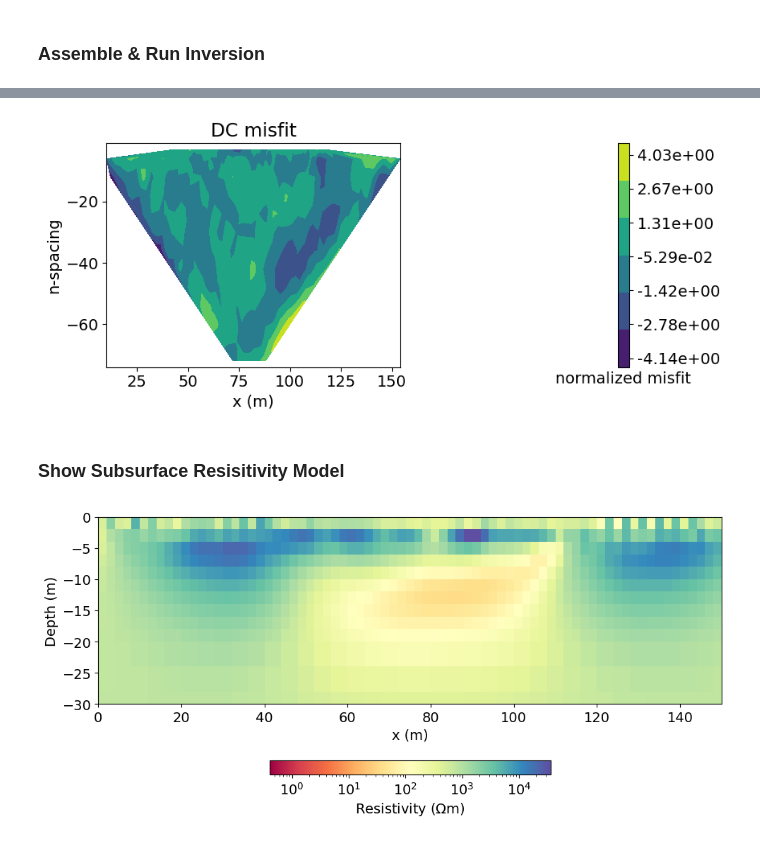
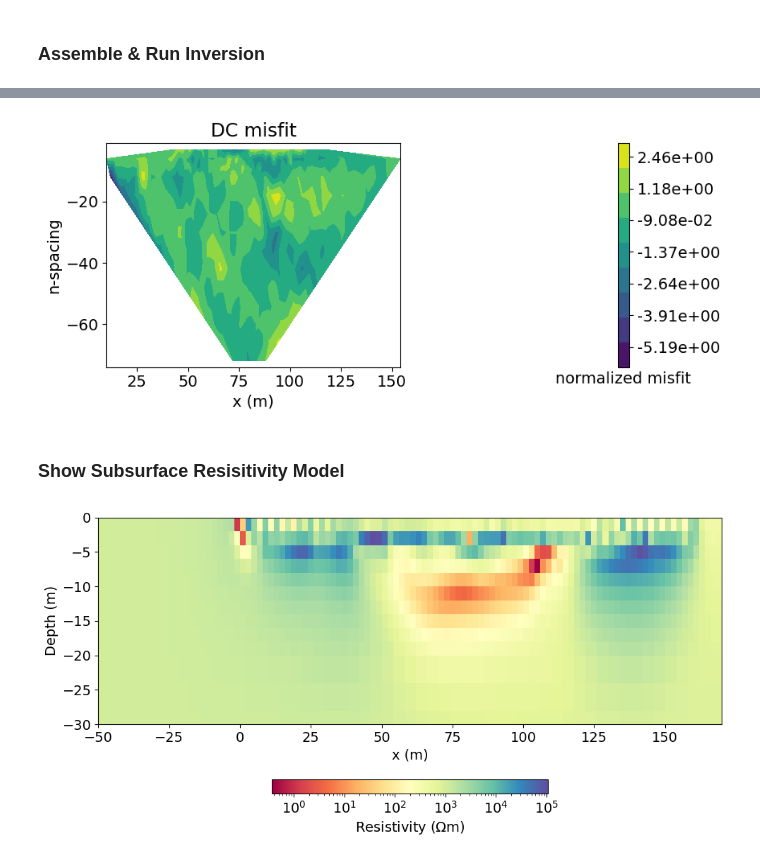
Before and after one commit to krista2732/eosc-454-project-2026, a Jupyter notebook: Inversion.ipynb, the cells around one changed output, grey strips where cells are left out. Saved outputs shown, nothing was run; the diff lists cells and outputs as text; code cells hidden in the pictures.

```diff
--- a/Inversion.ipynb
+++ b/Inversion.ipynb
@@ -143,7 +143,7 @@ def read_dc_data(filename, verbose=True):
         resistivity_data[i] = float(resistivity)
 
         # add constant standard deviation
-        std = 0.05 * np.abs(resistivity_data[i]) + 1e-6
+        std = 0.03 * np.abs(resistivity_data[i]) + 1e-6
         standard_deviations[i] = std
 
         if verbose is True:
@@ -290,7 +290,7 @@ print(f"The maximum electrode spacing is: {max_AB} m")
 The maximum electrode spacing is: 144.0 m
 # %%
 padding = 3 * max_AB # padding thickness should be about 2-3 times electrode spacing
-domain_width_x = max_AB + padding # horizontal (x) domain width ≈ max electrode spacing + padding
+domain_width_x = 250 # horizontal (x) domain width ≈ max electrode spacing + padding
 domain_width_z = 2 * max_AB  # defines how deep mesh will go --> depth ≈ 2–3 × maximum electrode spacing
 num_base_cell_x = 2 ** int(np.round(np.log(domain_width_x / min_cell_width) / np.log(2.0)))  # number of horizontal base cells
 num_base_cell_z = 2 ** int(np.round(np.log(domain_width_z / min_cell_width) / np.log(2.0)))  # number of vertical base cells
@@ -298,8 +298,8 @@ num_base_cell_z = 2 ** int(np.round(np.log(domain_width_z / min_cell_width) / np
 # Define the base mesh with top at z = 0 m.
 hx = [(min_cell_width, num_base_cell_x)]
 hz = [(min_cell_width, num_base_cell_z)]
-mesh = TreeMesh([hx, hz], x0="CN", diagonal_balance=True) # "C" = centered in x, "N" = top aligned in z
 
+mesh = TreeMesh([hx, hz], origin=[max_AB/2-num_base_cell_x+6,-2*num_base_cell_z], diagonal_balance=True) # "C" = centered in x, "N" = top aligned in z
 # Extract unique electrode locations.
 unique_locations = survey.unique_electrode_locations
 
@@ -448,13 +448,13 @@ reg = regularization.WeightedLeastSquares(
     mesh,
     reference_model=halfspace_model,
     alpha_s=1.0, # scaling constant for the smallness regularization term --> use to scale the smallness tern based on cell size, not mesh
-    alpha_x=1.0,
-    alpha_y=1.0,  # since this is a 2D problem, the second dimension is "y"
+    alpha_x=0,
+    alpha_y=0,  # since this is a 2D problem, the second dimension is "y"
 )
 # %% [markdown]
 ### Choose Optimization Method
 # %%
-opt = optimization.InexactGaussNewton(maxIter=5, maxIterCG=20)
+opt = optimization.InexactGaussNewton(maxIter=20, maxIterCG=30)
 inv_prob = inverse_problem.BaseInvProblem(phid_misfit, reg, opt)
 # %% [markdown]
 ### Assemble & Run Inversion
@@ -542,23 +543,23 @@ cb_axes.set_xlabel('normalized misfit')
 
 plt.tight_layout()
 # %% [output]
-[figure, old version]
+[figure, new version]
 # %% [markdown]
 ### Show Subsurface Resisitivity Model
 # %%
 fig, ax = plt.subplots(figsize=(10, 5))
 rho = (mapping*mopt) # converts from log model to physical resistivity (Ω·m)
 out = mesh.plotImage(
     rho,
     pcolorOpts={'norm':LogNorm(), 'cmap':'Spectral'}, # puts resistivity on log scale and uses a spectral colour map
     ax=ax,
 )
-ax.set_xlim((0, 150))
+ax.set_xlim((-50, 170))
 ax.set_ylim((-30, 0))
 cb = plt.colorbar(out[0], fraction=0.05, orientation='horizontal', ax=ax, pad=0.2)
 cb.set_label("Resistivity ($\Omega$m)")
 ax.set_xlabel('x (m)')
 ax.set_ylabel('Depth (m)')
 plt.tight_layout()
 # %% [output]
-[figure, old version]
+[figure, new version]
```
Also changed, not shown: parts of 7 cells of this notebook, 1 other file.
